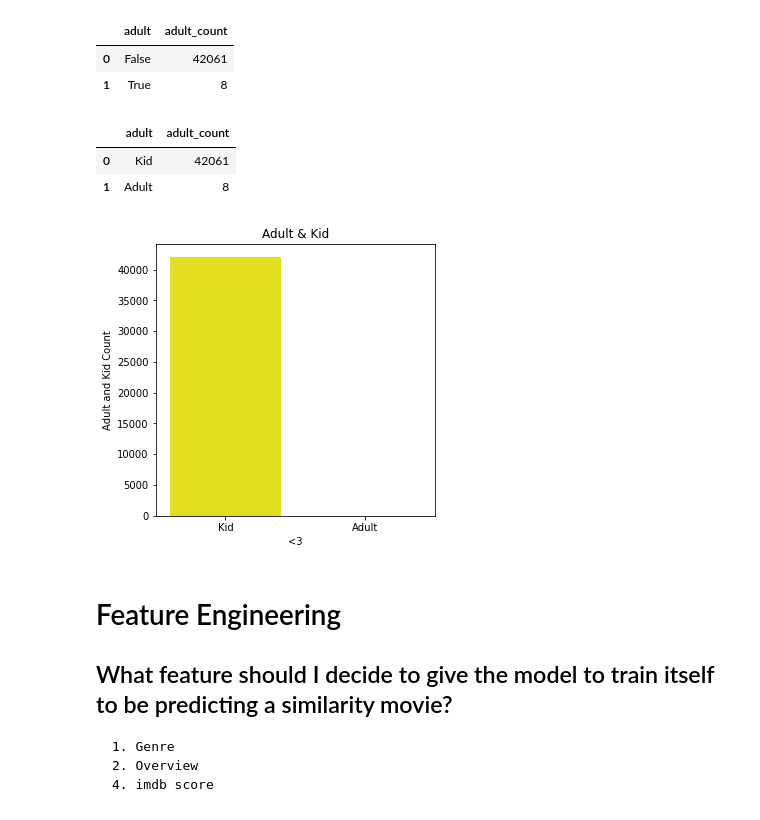
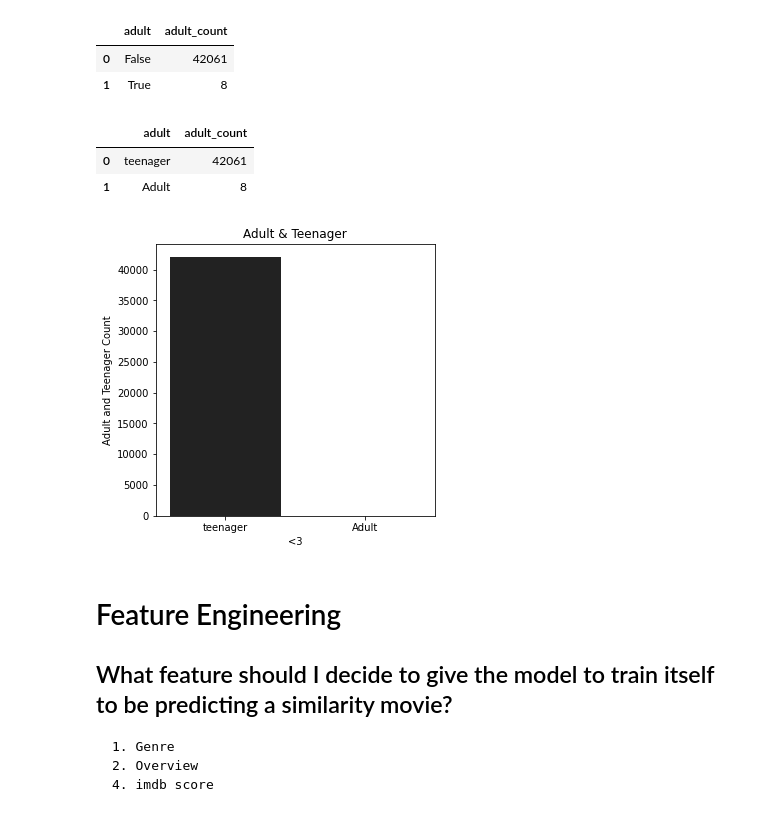
Before and after one commit to salenewOrld/netflix-movies-suggestion, a Jupyter notebook: Final/Untitled3.ipynb, the cells around one changed output. Saved outputs shown, nothing was run; the diff lists cells and outputs as text; code cells hidden in the pictures.

```diff
--- a/Final/Untitled3.ipynb
+++ b/Final/Untitled3.ipynb
@@ -520,17 +536,17 @@ adult_df
 | 0 | False | 42061 |
 | 1 | True | 8 |
 # %%
-adult_df['adult'] = adult_df['adult'].apply(lambda x: 'Kid' if x == 'False' else 'Adult')
+adult_df['adult'] = adult_df['adult'].apply(lambda x: 'teenager' if x == 'False' else 'Adult')
 adult_df
 # %% [output]
 |  | adult | adult_count |
-| 0 | Kid | 42061 |
+| 0 | teenager | 42061 |
 | 1 | Adult | 8 |
 # %%
 plt.figure(figsize = (5, 5))
-sns.barplot(data=adult_df, x='adult', y='adult_count',color="yellow")
-plt.ylabel("Adult and Kid Count")
+sns.barplot(data=adult_df, x='adult', y='adult_count',color="#222")
+plt.ylabel("Adult and Teenager Count")
 plt.xlabel("<3")
-plt.title("Adult & Kid");
+plt.title("Adult & Teenager");
 # %% [output]
-[figure, old version]
+[figure, new version]
```
Also changed, not shown: parts of 21 cells of this notebook.
